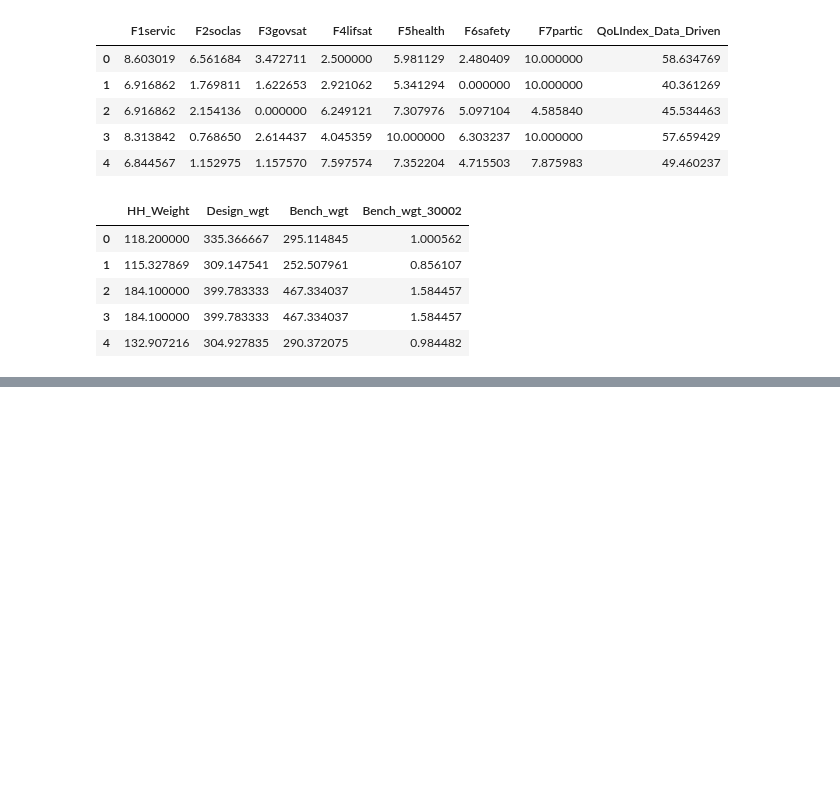
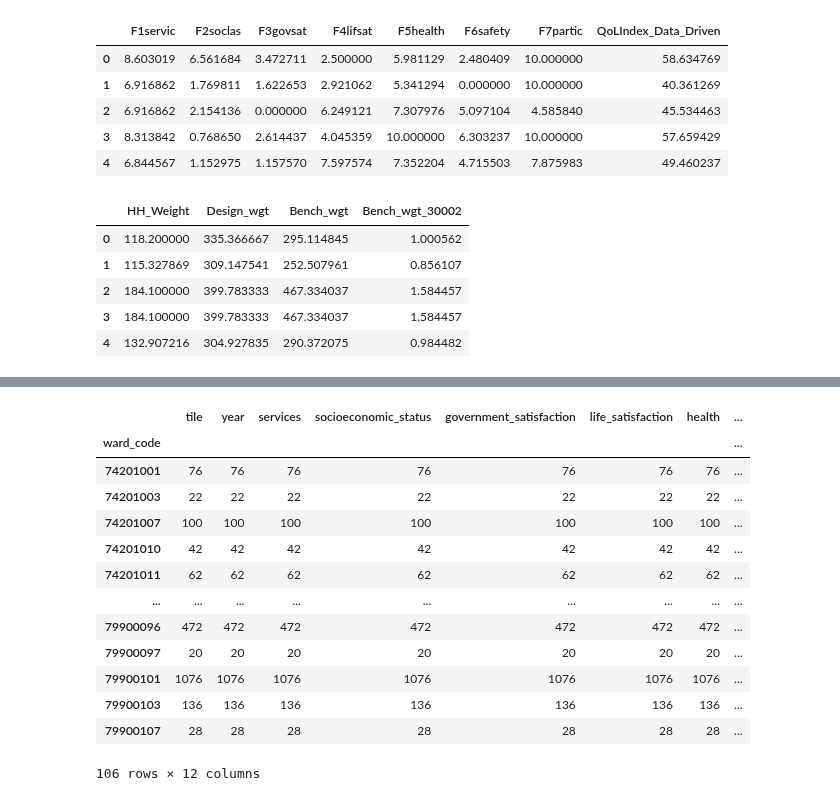
Before and after one commit to Emily-RoseSteyn/measuring-quality-of-life-gauteng, a Jupyter notebook: notebooks/archived/date-ranges-gcro-data.ipynb, the cells around one changed output, grey strips where cells are left out. Saved outputs shown, nothing was run; the diff lists cells and outputs as text; code cells hidden in the pictures; blank space fills up the shorter version.

```diff
--- a/notebooks/archived/date-ranges-gcro-data.ipynb
+++ b/notebooks/archived/date-ranges-gcro-data.ipynb
@@ -274,0 +305,22 @@ df_gcro_2016[[
+# %%
+import geopandas as gpd
+df_splits = gpd.read_file("../../outputs/model/train-test-split.geojson")
+# %%
+test = df_splits[df_splits["split"]=="test"]
+# %%
+test.groupby("ward_code").count()
+# %% [output]
+|  | tile | year | services | socioeconomic_status | government_satisfaction | life_satisfaction | health | ... |
+| ward_code |  |  |  |  |  |  |  | ... |
+| 74201001 | 76 | 76 | 76 | 76 | 76 | 76 | 76 | ... |
+| 74201003 | 22 | 22 | 22 | 22 | 22 | 22 | 22 | ... |
+| 74201007 | 100 | 100 | 100 | 100 | 100 | 100 | 100 | ... |
+| 74201010 | 42 | 42 | 42 | 42 | 42 | 42 | 42 | ... |
+| 74201011 | 62 | 62 | 62 | 62 | 62 | 62 | 62 | ... |
+| ... | ... | ... | ... | ... | ... | ... | ... | ... |
+| 79900096 | 472 | 472 | 472 | 472 | 472 | 472 | 472 | ... |
+| 79900097 | 20 | 20 | 20 | 20 | 20 | 20 | 20 | ... |
+| 79900101 | 1076 | 1076 | 1076 | 1076 | 1076 | 1076 | 1076 | ... |
+| 79900103 | 136 | 136 | 136 | 136 | 136 | 136 | 136 | ... |
+| 79900107 | 28 | 28 | 28 | 28 | 28 | 28 | 28 | ... |
+106 rows × 12 columns
```
Also changed, not shown: parts of 4 cells of this notebook, 1 other file.
